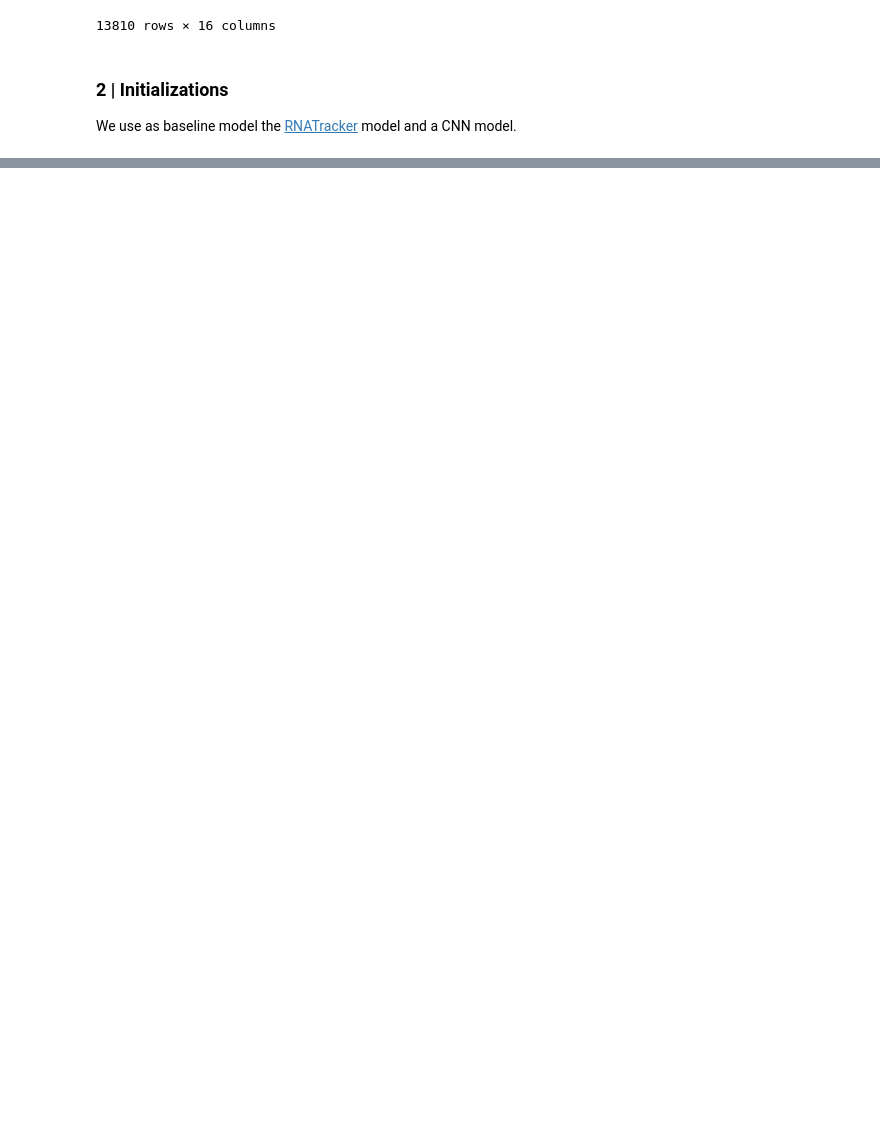
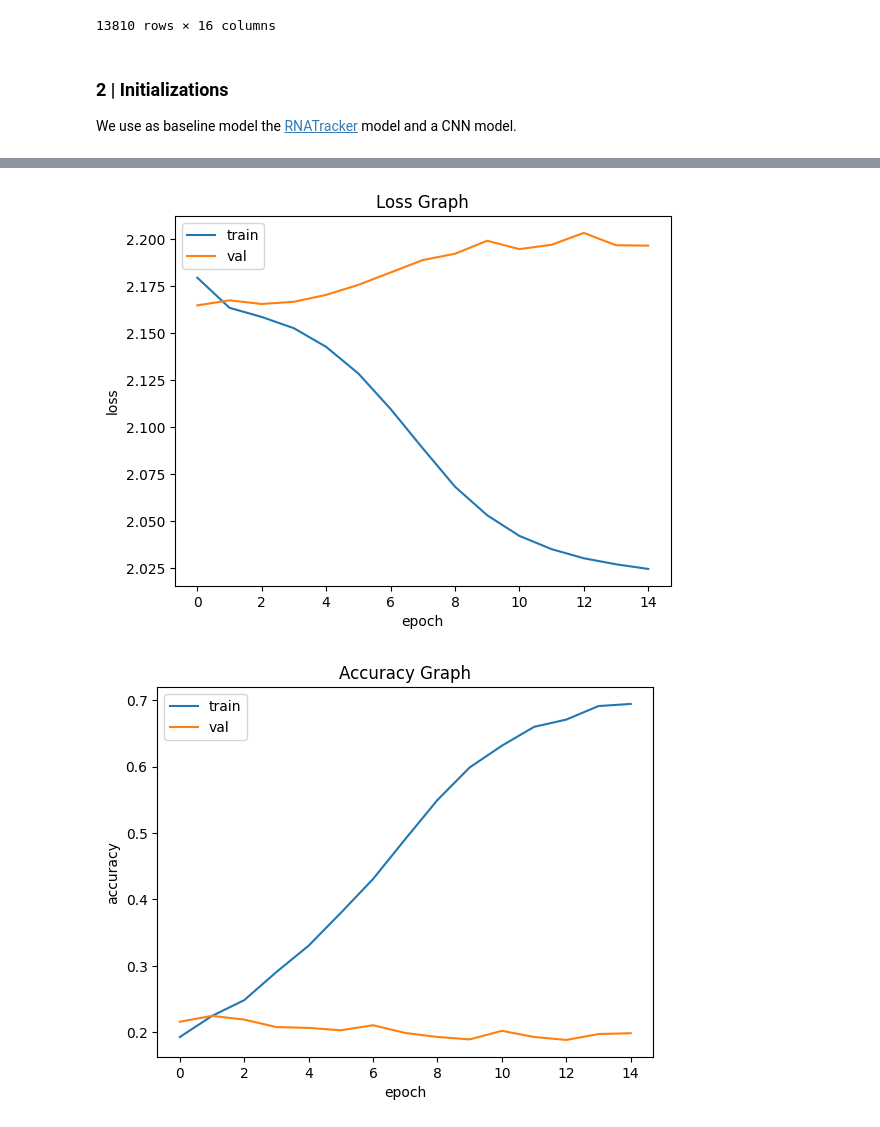
Before and after one commit to Tralius/rna-localization, a Jupyter notebook: dataPipeline_CustomCNN.ipynb, the cells around one changed output, grey strips where cells are left out. Saved outputs shown, nothing was run; the diff lists cells and outputs as text; code cells hidden in the pictures; blank space fills up the shorter version.

Commit message:
updates to model and viz

```diff
--- a/dataPipeline_CustomCNN.ipynb
+++ b/dataPipeline_CustomCNN.ipynb
@@ -117,11 +117,11 @@ model = CNN(architecure=model_params['model']['architecture'],
             dense=model_params['model']['dense_layers'],
             **param_model )
 
-history = model.fit(train_data=train_split, **param_dataLoader_train)
+history = model.fit_and_evaluate(train_data=train_split, eval_data=valid_split, **param_dataLoader_train)
 
-results = model.evaluate(eval_data=valid_split, **param_dataLoader_valid)
-results = dict(zip(model.model.metrics_names, results))
+# results = model.evaluate(eval_data=valid_split, **param_dataLoader_valid)
+# results = dict(zip(model.model.metrics_names, results))
 
-VALIDATION_ACCURACY.append(results['accuracy'])
-VALIDATION_LOSS.append(results['loss'])
+# VALIDATION_ACCURACY.append(results['accuracy'])
+# VALIDATION_LOSS.append(results['loss'])
 # %% [output]
@@ -142,20 +173,13 @@ NameError: name 'model' is not defined
-# %%
-# summarize history for accuracy
-def plot_line_graph(data, title, ylabel, xlabel, legend):
-    # for i in range(len(data)):
-    plt.plot(data[0])
-    plt.plot(data[1])
-    plt.title(title)
-    plt.ylabel(ylabel)
-    plt.xlabel(xlabel)
-    plt.legend(legend, loc='upper left')
-    plt.show()
-
-def scatter_plot(pred, ground_truth):
-    pass
-
-plt_data = [history.history['loss']]
-plot_line_graph(plt_data, "Loss Graph", 'loss', 'epoch', ['test', 'val'])
-
-plt_data = [history.history['accuracy']]
-plot_line_graph(plt_data, "Accuracy Graph", 'accuracy', 'epoch', ['test', 'val'])
+# %%
+plt_data = [history.history['loss'], history.history['val_loss']]
+plot_line_graph(plt_data, "Loss Graph", 'loss', 'epoch', ['train', 'val'])
+
+plt_data = [history.history['accuracy'], history.history['val_accuracy']]
+plot_line_graph(plt_data, "Accuracy Graph", 'accuracy', 'epoch', ['train', 'val'])
+
+# scatter_plot(train_data, train_data)
+
+box_plot(train_data)
+# %% [output]
+[figure, added]
+[figure, added]
```
Also changed, not shown: parts of 4 cells of this notebook, 5 other files.
